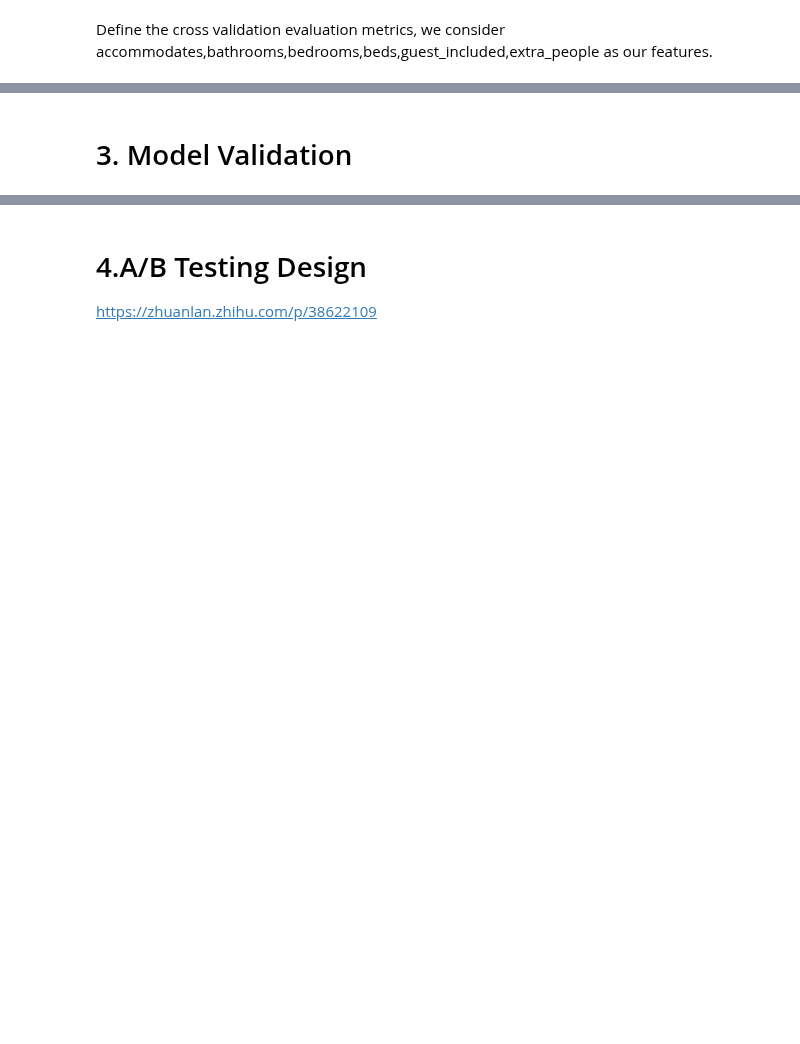
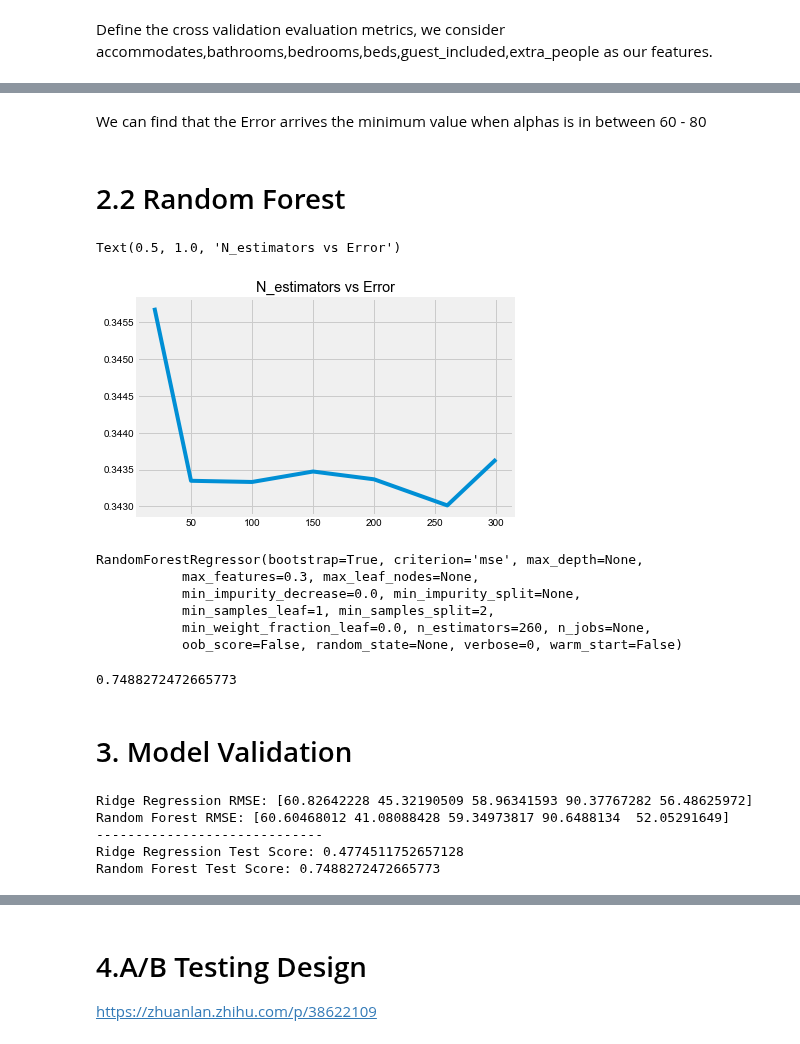
Before and after one commit to vivienfay/Airbnb-Seattle-Rental-Price-Prediction, a Jupyter notebook: Airbnb_price_prediction.ipynb, the cells around one changed output, grey strips where cells are left out. Saved outputs shown, nothing was run; the diff lists cells and outputs as text; code cells hidden in the pictures; blank space fills up the shorter version.

```diff
--- a/Airbnb_price_prediction.ipynb
+++ b/Airbnb_price_prediction.ipynb
@@ -298,0 +315,19 @@ TypeError: first argument must be an iterable of pandas objects, you passed an o
+# %% [markdown]
+We can find that the Error arrives the minimum value when alphas is in between 60 - 80
+# %% [markdown]
+# 2.2 Random Forest
+# %%
+from sklearn.ensemble import RandomForestRegressor
+
+N_estimators = [20,50,100,150,200,260,300]
+test_scores = []
+for N in N_estimators:
+    clf = RandomForestRegressor(n_estimators=N, max_features = 0.3)
+    test_score = np.sqrt(-cross_val_score(clf, X_train, y_train,cv=5,scoring='neg_mean_squared_error'))
+    test_scores.append(np.mean(test_score))
+
+plt.plot(N_estimators,test_scores)
+plt.title('N_estimators vs Error')
+# %% [output]
+Text(0.5, 1.0, 'N_estimators vs Error')
+[figure, added]
@@ -299,6 +336,49 @@ TypeError: first argument must be an iterable of pandas objects, you passed an o
+# %%
+# Ensemble
+
+ridge = Ridge(alpha = 78)
+rf = RandomForestRegressor(n_estimators = 260, max_features = 0.3 )
+ridge.fit(X_train,y_train)
+rf.fit(X_train,y_train)
+# %% [output]
+RandomForestRegressor(bootstrap=True, criterion='mse', max_depth=None,
+           max_features=0.3, max_leaf_nodes=None,
+           min_impurity_decrease=0.0, min_impurity_split=None,
+           min_samples_leaf=1, min_samples_split=2,
+           min_weight_fraction_leaf=0.0, n_estimators=260, n_jobs=None,
+           oob_score=False, random_state=None, verbose=0, warm_start=False)
+# %%
+# Prediction: log back the y_train
+ridge_predict = ridge.predict(X_test)
+rf_predict = rf.predict(X_test)
+test_score = rf.score(X_train,y_train)
+print(test_score)
+y_ridge = np.expm1(ridge_predict)
+y_rf = np.expm1(rf_predict)
+
+y=(ridge_predict+rf_predict)/2
+# %% [output]
+0.7488272472665773
 # %% [markdown]
 # 3. Model Validation
 # %%
 def rmse_cv(model,X,y):
     rmse = np.sqrt(-cross_val_score(model, X, y, scoring="neg_mean_squared_error", cv=5))
     return rmse
+
+
+print("Ridge Regression RMSE:",rmse_cv(ridge,X_test,y_test))
+print("Random Forest RMSE:",rmse_cv(rf,X_test,y_test))
+
+print("-----------------------------")
+test_score_ridge = ridge.score(X_train,y_train)
+test_score_rf = rf.score(X_train,y_train)
+
+print("Ridge Regression Test Score:", test_score_ridge)
+print("Random Forest Test Score:", test_score_rf)
+# %% [output]
+Ridge Regression RMSE: [60.82642228 45.32190509 58.96341593 90.37767282 56.48625972]
+Random Forest RMSE: [60.60468012 41.08088428 59.34973817 90.6488134  52.05291649]
+-----------------------------
+Ridge Regression Test Score: 0.4774511752657128
+Random Forest Test Score: 0.7488272472665773
```
Also changed, not shown: parts of 15 cells of this notebook.
